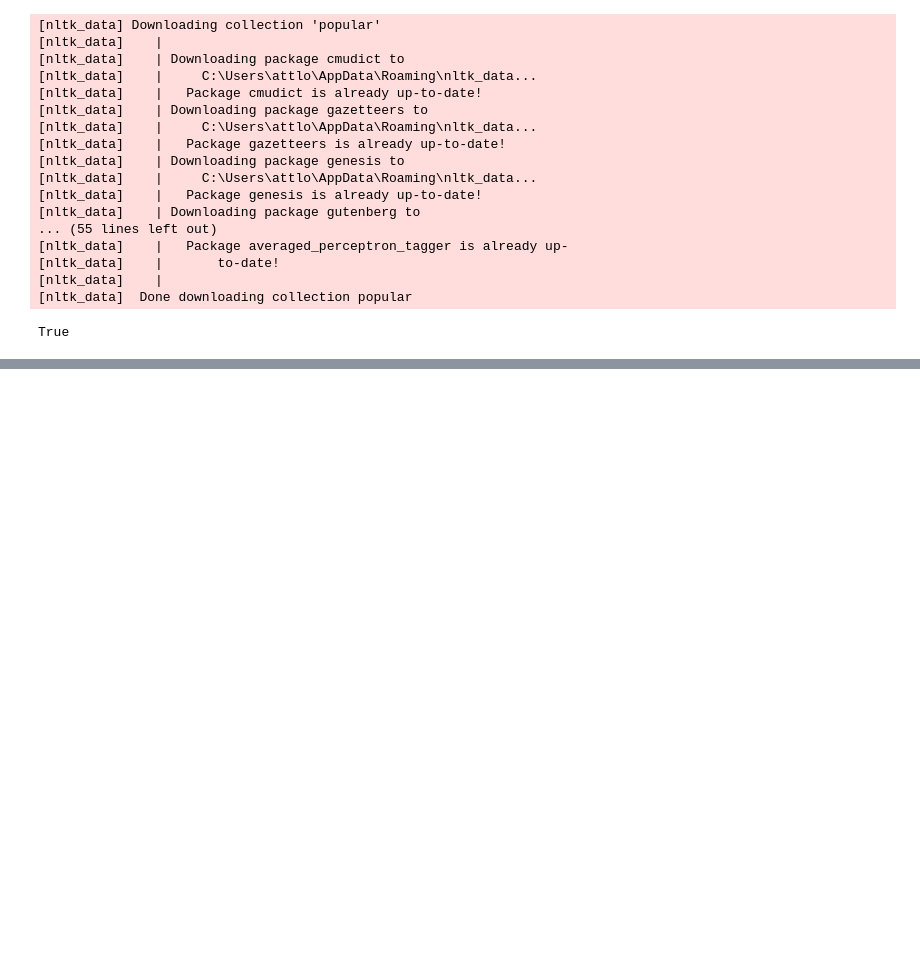
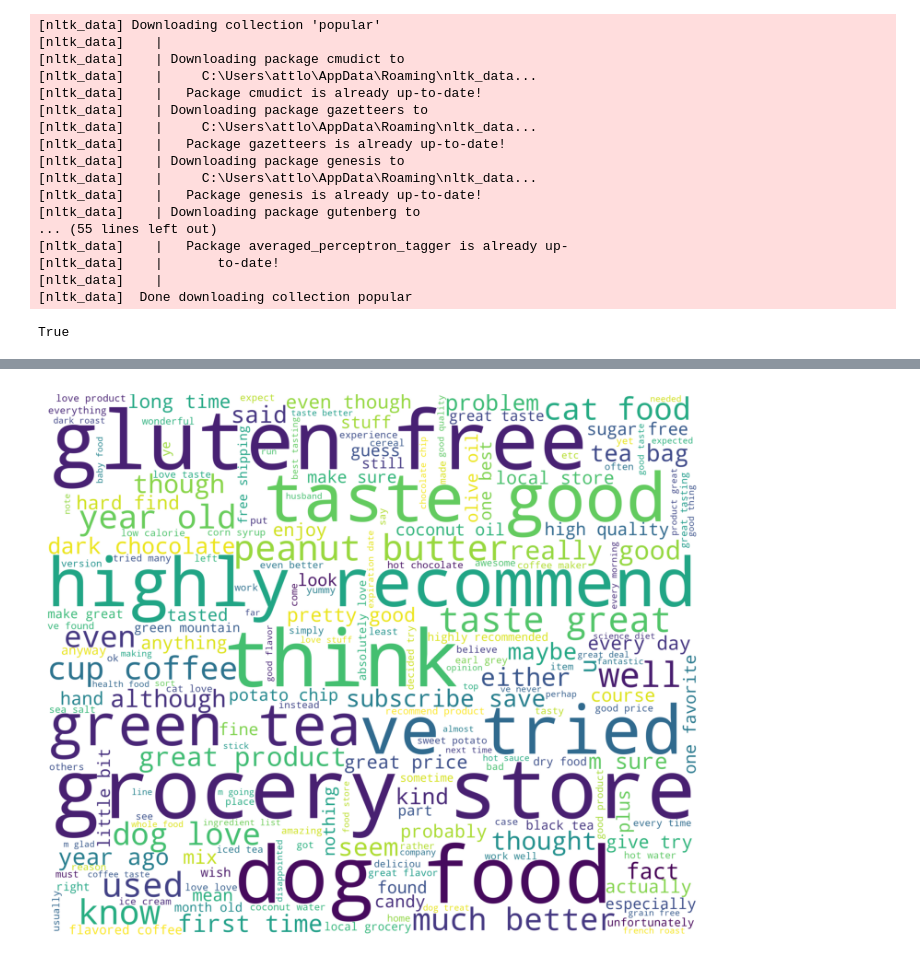
Before and after one commit to DanilkaVc/review_prediction, a Jupyter notebook: main.ipynb, the cells around one changed output, grey strips where cells are left out. Saved outputs shown, nothing was run; the diff lists cells and outputs as text; code cells hidden in the pictures; blank space fills up the shorter version.

```diff
--- a/main.ipynb
+++ b/main.ipynb
@@ -70,16 +37,0 @@ def get_wordCloud(corpus):
-# %%
-def prepare_data(data):
-    def clean_text(text):
-        stop_words = set(stopwords.words('english'))
-        stop_words.update([el for el in punctuation])
-        # stop_words.update("n't")
-
-        pattern = '<.+?>'
-
-        text = re.sub(pattern, ' ', text)  # cleaning from html tags
-        text = word_tokenize(text)
-        text = [word for word in text if word not in stop_words]
-        return text
-
-    result = data.apply(clean_text)
-    return result
@@ -93,9 +37,0 @@ X_test = prepare_data(X_test)
-# %%
-corpus = get_corpus(X_test)
-procWordCloud = get_wordCloud(corpus)
-
-fig = plt.figure(figsize=(20, 8))
-plt.subplot(1, 2, 1)
-plt.imshow(procWordCloud)
-plt.axis('off')
-plt.subplot(1, 2, 1)
@@ -105,3 +37,0 @@ plt.subplot(1, 2, 1)
-# %%
-corpus = pd.Series(corpus)
-corpus
@@ -165,0 +119,5 @@ i used this demi-glace on and off for years.  i don't know if it's a quality con
+# %%
+model = My_Model()
+my_stopwords = ["u", "'s", "n't"]
+model.add_stopwords(my_stopwords)
+model.data
@@ -165,0 +154,5 @@ i used this demi-glace on and off for years.  i don't know if it's a quality con
+# %%
+cloud = My_Cloud(model.data['Text'])
+cloud.show_wordCloud()
+# %% [output]
+[figure, added]
```
Also changed, not shown: parts of 20 cells of this notebook.
